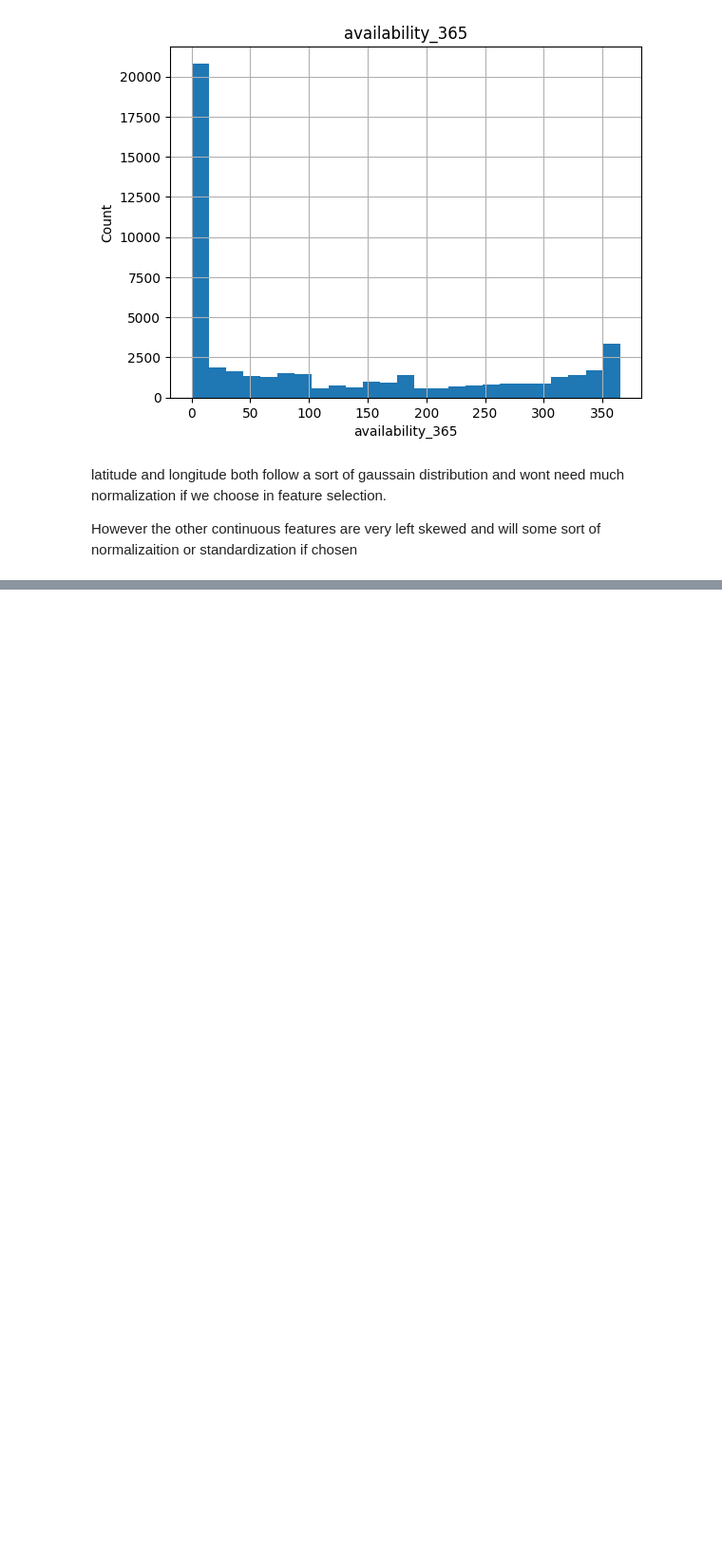
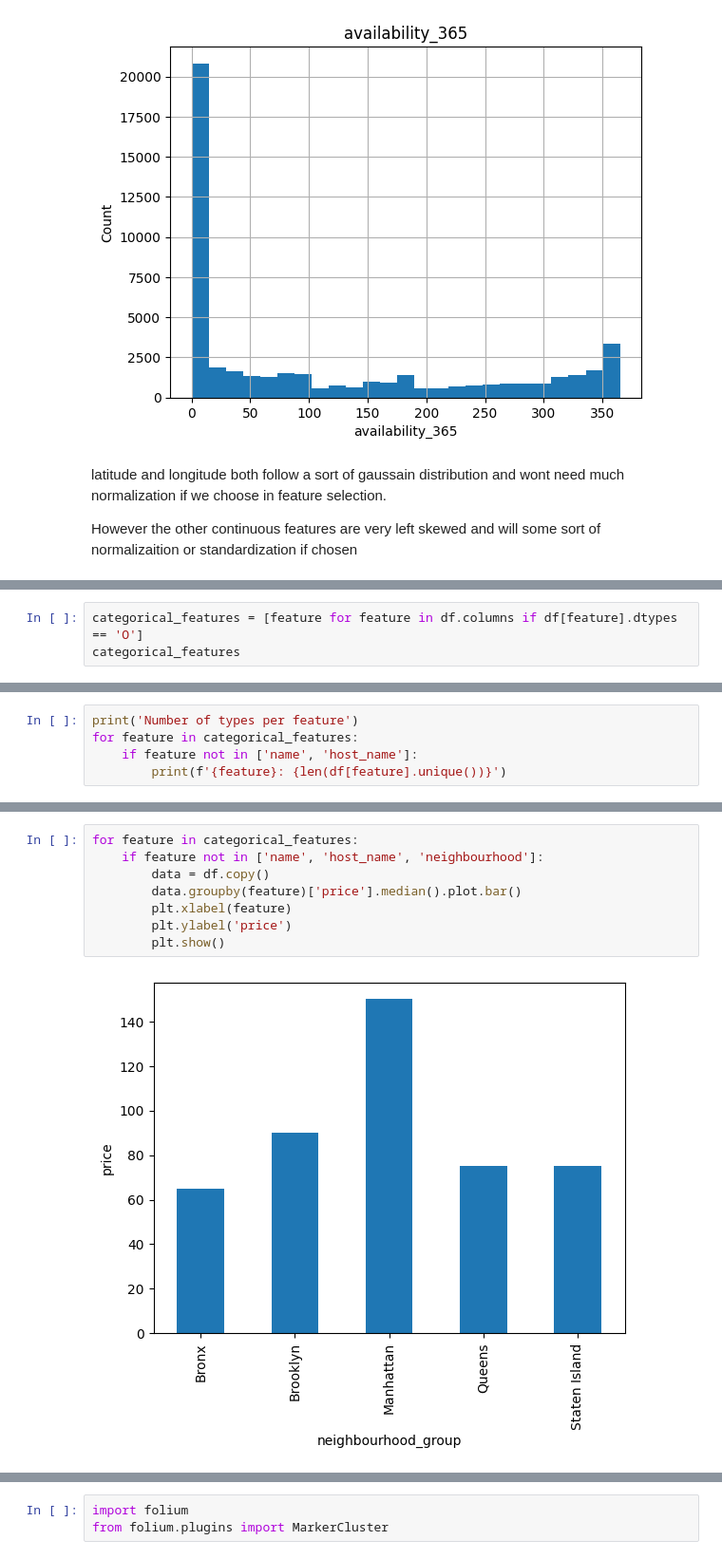
Before and after one commit to lorivera23/Projects-1, a Jupyter notebook: AirBnB_EDA_notebook.ipynb, the cells around one changed output, grey strips where cells are left out. Shown at 95% size. Cells and saved outputs as stored; diff of their text form; blank space fills up the shorter version.

Commit message:
categorical variables

```diff
--- a/AirBnB_EDA_notebook.ipynb
+++ b/AirBnB_EDA_notebook.ipynb
@@ -176,0 +206,3 @@ However the other continuous features are very left skewed and will some sort of
+# %%
+categorical_features = [feature for feature in df.columns if df[feature].dtypes == 'O']
+categorical_features
@@ -176,0 +211,5 @@ However the other continuous features are very left skewed and will some sort of
+# %%
+print('Number of types per feature')
+for feature in categorical_features:
+    if feature not in ['name', 'host_name']:
+        print(f'{feature}: {len(df[feature].unique())}')
@@ -176,0 +230,10 @@ However the other continuous features are very left skewed and will some sort of
+# %%
+for feature in categorical_features:
+    if feature not in ['name', 'host_name', 'neighbourhood']:
+        data = df.copy()
+        data.groupby(feature)['price'].median().plot.bar()
+        plt.xlabel(feature)
+        plt.ylabel('price')
+        plt.show()
+# %% [output]
+[figure, added]
@@ -176,0 +241,3 @@ However the other continuous features are very left skewed and will some sort of
+# %%
+import folium
+from folium.plugins import MarkerCluster
```
Also changed, not shown: parts of 28 cells of this notebook, 1 other file.
